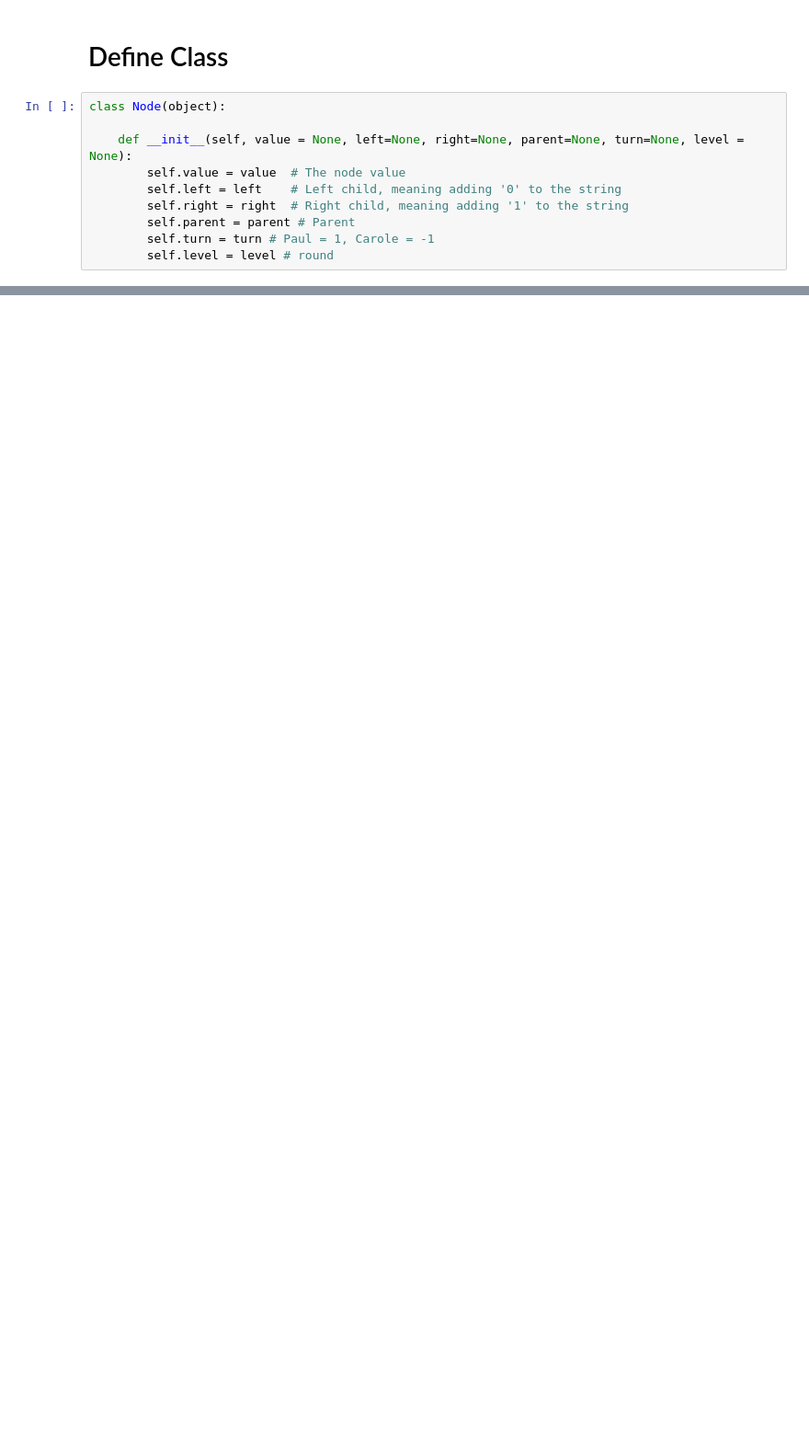
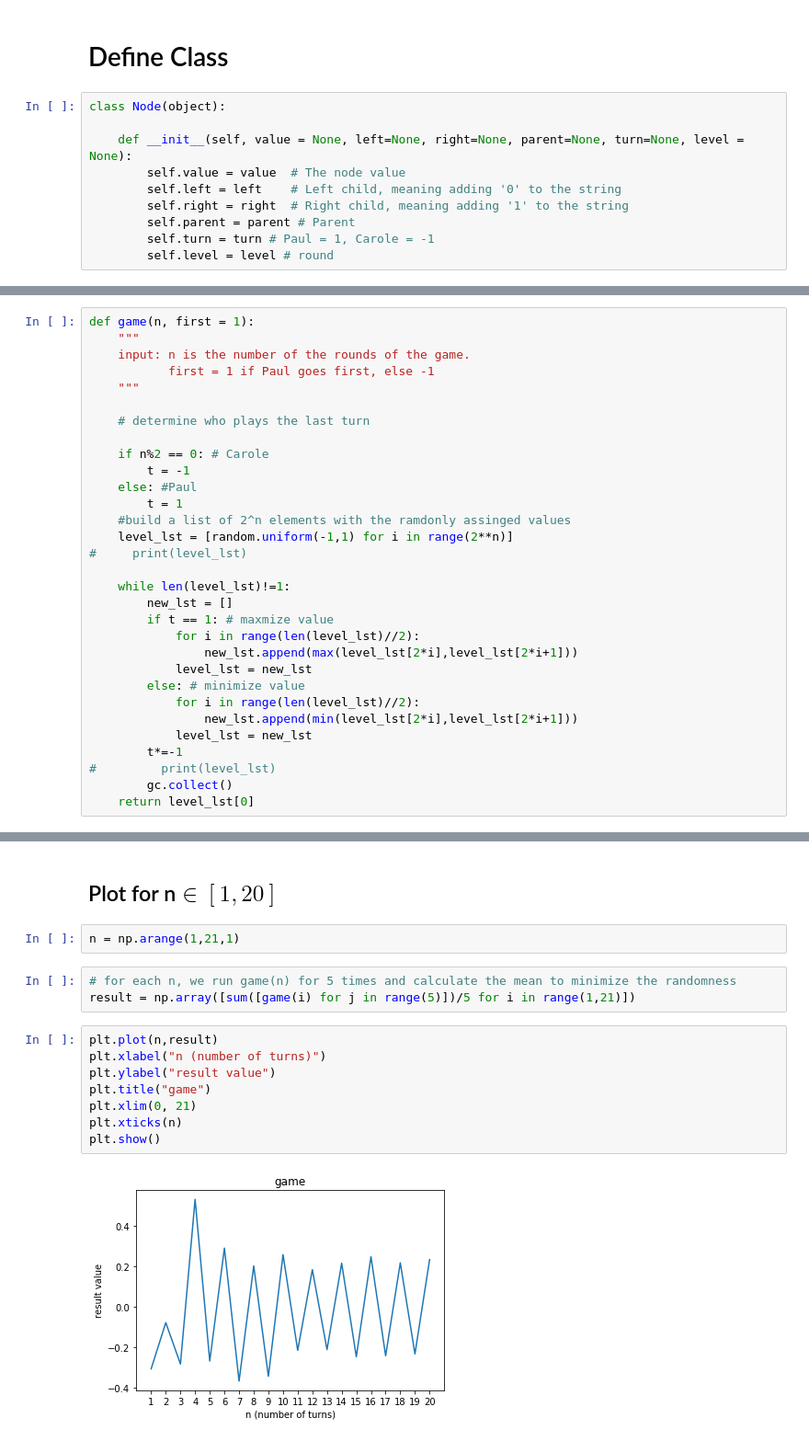
Before and after one commit to LaylalaLau/CSCI-UA-310-Algorithms-Game-Project, a Jupyter notebook: game.ipynb, the cells around one changed output, grey strips where cells are left out. Shown at 92% size. Saved outputs shown, nothing was run; the diff lists cells and outputs as text; blank space fills up the shorter version.

```diff
--- a/game.ipynb
+++ b/game.ipynb
@@ -44,0 +58,31 @@ while a.level != n:
+# %%
+def game(n, first = 1):
+    """
+    input: n is the number of the rounds of the game.
+           first = 1 if Paul goes first, else -1
+    """
+
+    # determine who plays the last turn
+
+    if n%2 == 0: # Carole
+        t = -1
+    else: #Paul
+        t = 1
+    #build a list of 2^n elements with the ramdonly assinged values
+    level_lst = [random.uniform(-1,1) for i in range(2**n)]
+#     print(level_lst)
+
+    while len(level_lst)!=1:
+        new_lst = []
+        if t == 1: # maxmize value
+            for i in range(len(level_lst)//2):
+                new_lst.append(max(level_lst[2*i],level_lst[2*i+1]))
+            level_lst = new_lst
+        else: # minimize value
+            for i in range(len(level_lst)//2):
+                new_lst.append(min(level_lst[2*i],level_lst[2*i+1]))
+            level_lst = new_lst
+        t*=-1
+#         print(level_lst)
+        gc.collect()
+    return level_lst[0]
@@ -44,0 +94,17 @@ while a.level != n:
+# %% [markdown]
+## Plot for n$\in[1,20]$
+# %%
+n = np.arange(1,21,1)
+# %%
+# for each n, we run game(n) for 5 times and calculate the mean to minimize the randomness
+result = np.array([sum([game(i) for j in range(5)])/5 for i in range(1,21)])
+# %%
+plt.plot(n,result)
+plt.xlabel("n (number of turns)")
+plt.ylabel("result value")
+plt.title("game")
+plt.xlim(0, 21)
+plt.xticks(n)
+plt.show()
+# %% [output]
+[figure, added]
```
Also changed, not shown: parts of 18 cells of this notebook.
